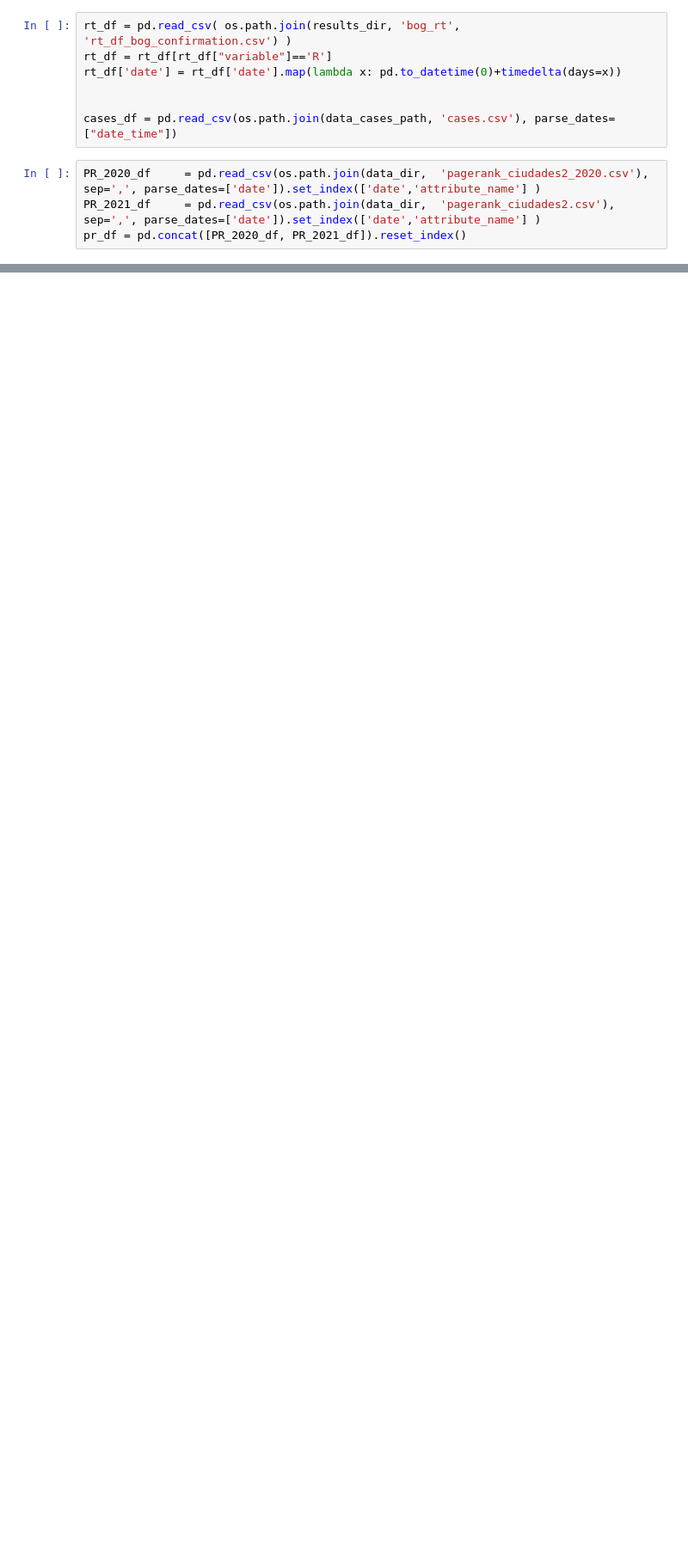
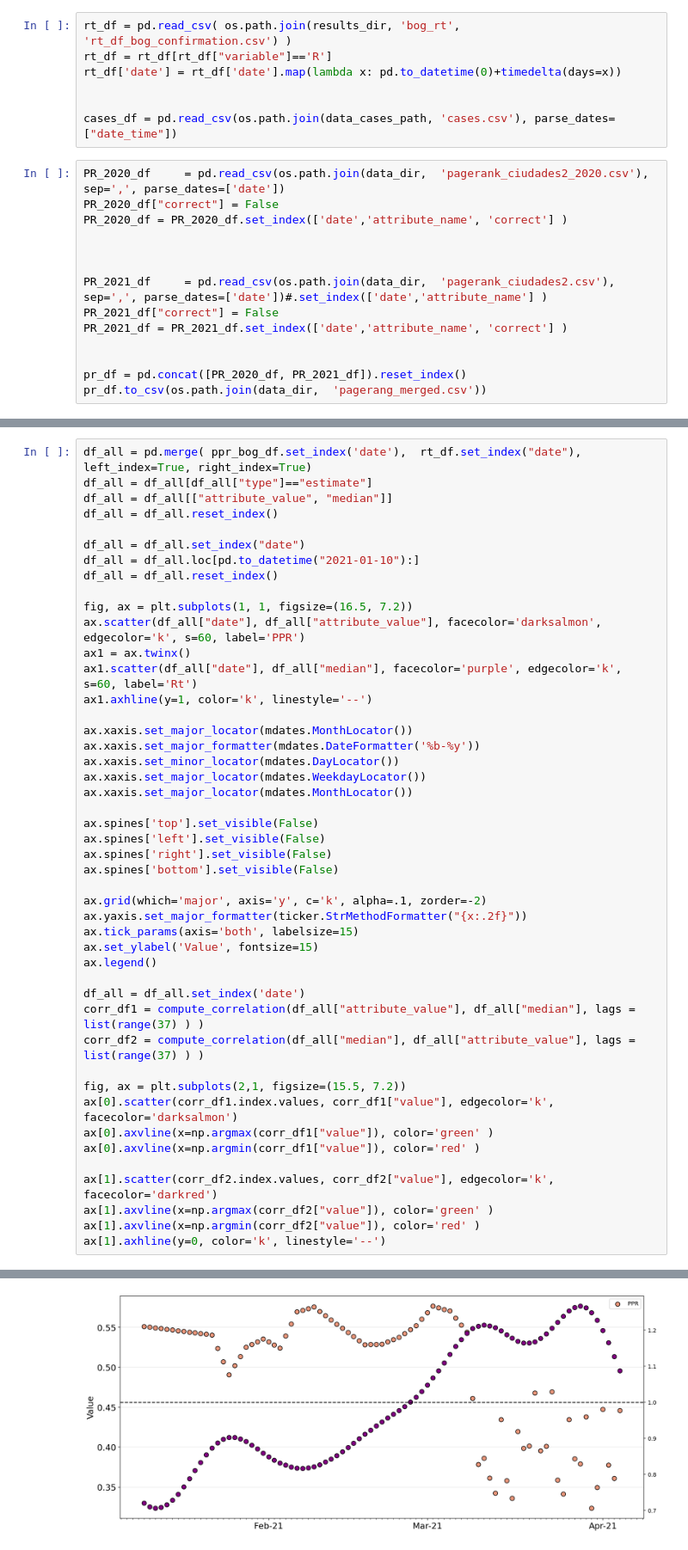
Before and after one commit to ChaosDonkey06/bogota_covid19_lockdowns, a Jupyter notebook: PPR_Rt_analysos.ipynb, the cells around one changed output, grey strips where cells are left out. Shown at 86% size. Drawn from its saved outputs; the diff is of its cells as text; blank space fills up the shorter version.

```diff
--- a/PPR_Rt_analysos.ipynb
+++ b/PPR_Rt_analysos.ipynb
@@ -21,9 +57,19 @@ rt_df['date'] = rt_df['date'].map(lambda x: pd.to_datetime(0)+timedelta(days=x))
 
 cases_df = pd.read_csv(os.path.join(data_cases_path, 'cases.csv'), parse_dates=["date_time"])
 # %%
-PR_2020_df     = pd.read_csv(os.path.join(data_dir,  'pagerank_ciudades2_2020.csv'), sep=',', parse_dates=['date']).set_index(['date','attribute_name'] )
-PR_2021_df     = pd.read_csv(os.path.join(data_dir,  'pagerank_ciudades2.csv'), sep=',', parse_dates=['date']).set_index(['date','attribute_name'] )
+PR_2020_df     = pd.read_csv(os.path.join(data_dir,  'pagerank_ciudades2_2020.csv'), sep=',', parse_dates=['date'])
+PR_2020_df["correct"] = False
+PR_2020_df = PR_2020_df.set_index(['date','attribute_name', 'correct'] )
+
+
+
+PR_2021_df     = pd.read_csv(os.path.join(data_dir,  'pagerank_ciudades2.csv'), sep=',', parse_dates=['date'])#.set_index(['date','attribute_name'] )
+PR_2021_df["correct"] = False
+PR_2021_df = PR_2021_df.set_index(['date','attribute_name', 'correct'] )
+
+
 pr_df = pd.concat([PR_2020_df, PR_2021_df]).reset_index()
+pr_df.to_csv(os.path.join(data_dir,  'pagerang_merged.csv'))
 # %%
 ppr_bog_df = pr_df[pr_df["attribute_name"]=="personalized_pagerank_gini_index"]
 pr_bog_df  = pr_df[pr_df["attribute_name"]=="pagerank_gini_index"]
@@ -34,0 +100,47 @@ ppr_bog_df = ppr_bog_df.reset_index()
+# %%
+df_all = pd.merge( ppr_bog_df.set_index('date'),  rt_df.set_index("date"), left_index=True, right_index=True)
+df_all = df_all[df_all["type"]=="estimate"]
+df_all = df_all[["attribute_value", "median"]]
+df_all = df_all.reset_index()
+
+df_all = df_all.set_index("date")
+df_all = df_all.loc[pd.to_datetime("2021-01-10"):]
+df_all = df_all.reset_index()
+
+fig, ax = plt.subplots(1, 1, figsize=(16.5, 7.2))
+ax.scatter(df_all["date"], df_all["attribute_value"], facecolor='darksalmon', edgecolor='k', s=60, label='PPR')
+ax1 = ax.twinx()
+ax1.scatter(df_all["date"], df_all["median"], facecolor='purple', edgecolor='k', s=60, label='Rt')
+ax1.axhline(y=1, color='k', linestyle='--')
+
+ax.xaxis.set_major_locator(mdates.MonthLocator())
+ax.xaxis.set_major_formatter(mdates.DateFormatter('%b-%y'))
+ax.xaxis.set_minor_locator(mdates.DayLocator())
+ax.xaxis.set_major_locator(mdates.WeekdayLocator())
+ax.xaxis.set_major_locator(mdates.MonthLocator())
+
+ax.spines['top'].set_visible(False)
+ax.spines['left'].set_visible(False)
+ax.spines['right'].set_visible(False)
+ax.spines['bottom'].set_visible(False)
+
+ax.grid(which='major', axis='y', c='k', alpha=.1, zorder=-2)
+ax.yaxis.set_major_formatter(ticker.StrMethodFormatter("{x:.2f}"))
+ax.tick_params(axis='both', labelsize=15)
+ax.set_ylabel('Value', fontsize=15)
+ax.legend()
+
+df_all = df_all.set_index('date')
+corr_df1 = compute_correlation(df_all["attribute_value"], df_all["median"], lags = list(range(37) ) )
+corr_df2 = compute_correlation(df_all["median"], df_all["attribute_value"], lags = list(range(37) ) )
+
+fig, ax = plt.subplots(2,1, figsize=(15.5, 7.2))
+ax[0].scatter(corr_df1.index.values, corr_df1["value"], edgecolor='k', facecolor='darksalmon')
+ax[0].axvline(x=np.argmax(corr_df1["value"]), color='green' )
+ax[0].axvline(x=np.argmin(corr_df1["value"]), color='red' )
+
+ax[1].scatter(corr_df2.index.values, corr_df2["value"], edgecolor='k', facecolor='darkred')
+ax[1].axvline(x=np.argmax(corr_df2["value"]), color='green' )
+ax[1].axvline(x=np.argmin(corr_df2["value"]), color='red' )
+ax[1].axhline(y=0, color='k', linestyle='--')
+# %% [output]
@@ -34,0 +148 @@ ppr_bog_df = ppr_bog_df.reset_index()
+[figure, added]
```
Also changed, not shown: parts of 12 cells of this notebook.
